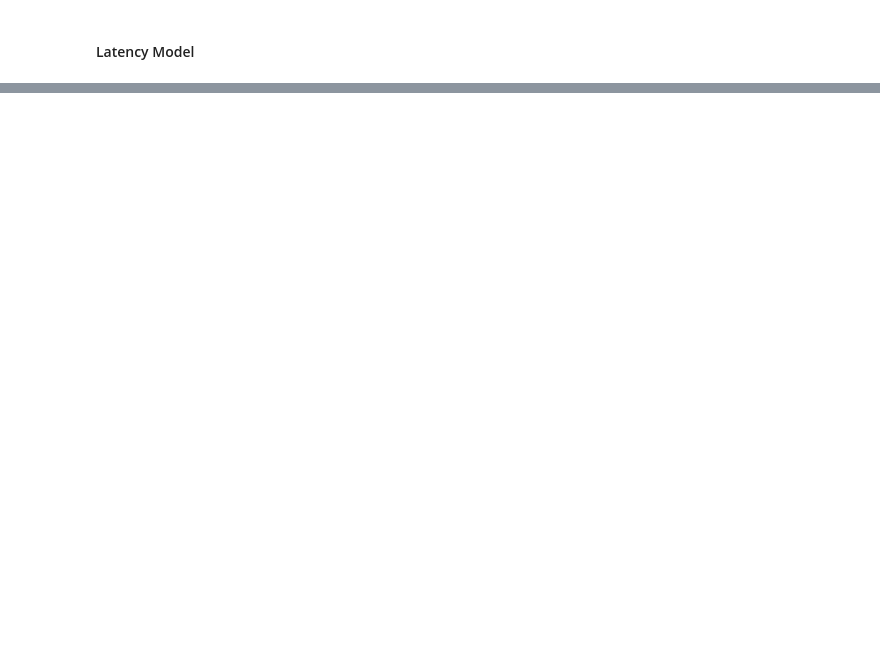
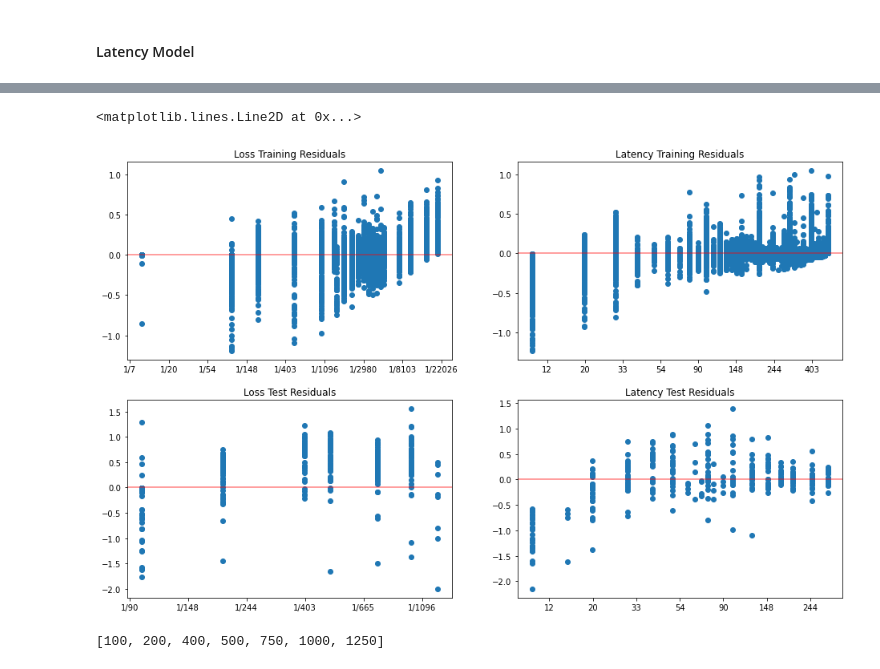
Before and after one commit to Ben243/DSC180A_Q1, a Jupyter notebook: notebooks/report.ipynb, the cells around one changed output, grey strips where cells are left out. Cells and saved outputs as stored; diff of their text form; code cells hidden in the pictures; blank space fills up the shorter version.

```diff
--- a/notebooks/report.ipynb
+++ b/notebooks/report.ipynb
@@ -277,0 +274,38 @@ dtype: float64
+# %%
+def format_func1(value, tick_number):
+    # find number of multiples of pi/2
+    N = np.exp(value).astype(int)
+    return f"1/{N}"
+
+def format_func2(value, tick_number):
+    # find number of multiples of pi/2
+    N = np.exp(value).astype(int)
+    return N
+
+fig, ax = plt.subplots(2,2, figsize=(16,10))
+ax[0,0].scatter(loss_y, loss_y-loss_yhat)
+ax[0,0].title.set_text('Loss Training Residuals')
+ax[0,0].xaxis.set_major_formatter(plt.FuncFormatter(format_func1))
+ax[0,0].axhline(y=0.0, color='r', linestyle='-', alpha=0.5)
+
+ax[0,1].scatter(latency_y, latency_y-latency_yhat)
+ax[0,1].title.set_text('Latency Training Residuals')
+ax[0,1].xaxis.set_major_formatter(plt.FuncFormatter(format_func2))
+ax[0,1].axhline(y=0.0, color='r', linestyle='-', alpha=0.5)
+
+ax[1,0].scatter(loss_test_y, loss_test_y-loss_test_yhat)
+ax[1,0].title.set_text('Loss Test Residuals')
+ax[1,0].xaxis.set_major_formatter(plt.FuncFormatter(format_func1))
+ax[1,0].axhline(y=0.0, color='r', linestyle='-', alpha=0.5)
+
+ax[1,1].scatter(latency_test_y, latency_test_y-latency_test_yhat)
+ax[1,1].title.set_text('Latency Test Residuals')
+ax[1,1].xaxis.set_major_formatter(plt.FuncFormatter(format_func2))
+ax[1,1].axhline(y=0.0, color='r', linestyle='-', alpha=0.5);
+# %% [output]
+<matplotlib.lines.Line2D at 0x...>
+[figure, added]
+# %%
+sorted(test['label_packet_loss'].unique())
+# %% [output]
+[100, 200, 400, 500, 750, 1000, 1250]
```
Also changed, not shown: parts of 10 cells of this notebook, 5 other files.
